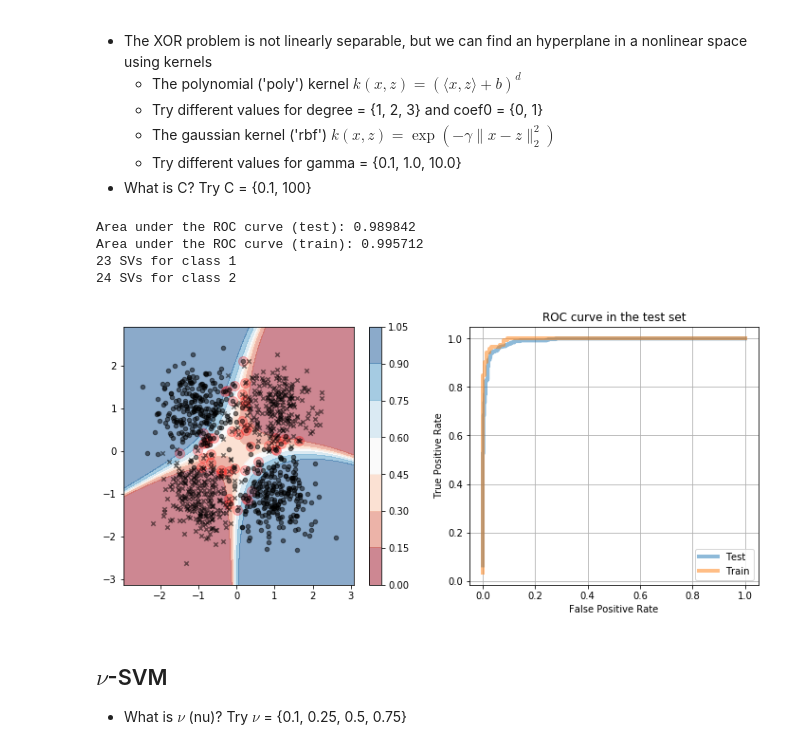
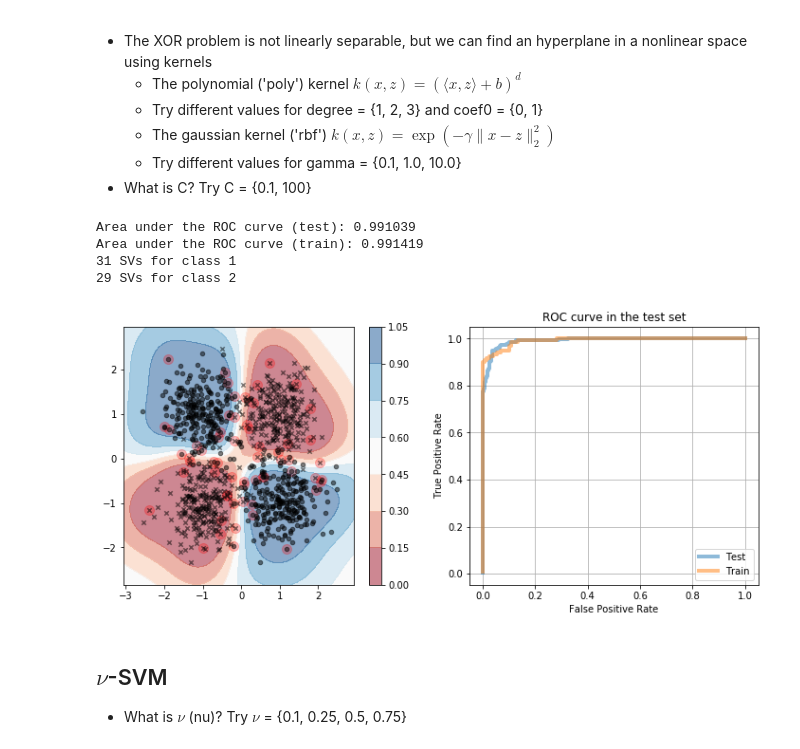
Before and after one commit to phuijse/courses_notebooks, a Jupyter notebook: notebooks/support_vector_machines.ipynb, the cells around one changed output. Saved outputs shown, nothing was run; the diff lists cells and outputs as text; code cells hidden in the pictures.

```diff
--- a/notebooks/support_vector_machines.ipynb
+++ b/notebooks/support_vector_machines.ipynb
@@ -48,43 +48,43 @@ xx, yy = np.meshgrid(np.arange(x_min, x_max, 0.05), np.arange(y_min, y_max, 0.05
     - Try different values for gamma = {0.1, 1.0, 10.0}
 - What is C? Try C = {0.1, 100}
 # %%
-classifier = SVC(C=0.1, kernel='poly', degree=3, coef0=1.0, gamma=1.0, probability=True)
+classifier = SVC(C=1.0, kernel='rbf', degree=3, coef0=1.0, gamma=1.0, probability=True)
 classifier.fit(X_train, Y_train)
 Y_pred = classifier.predict_proba(X_test)
 
 fig = plt.figure(figsize=(12, 5))
 
 ax = fig.add_subplot(1, 2, 1)
 Z = classifier.predict_proba(np.c_[xx.ravel(), yy.ravel()])[:, 1]
 cr = ax.contourf(xx, yy, Z.reshape(xx.shape), cmap=plt.cm.RdBu, alpha=0.5)
 plt.colorbar(cr)
 ax.scatter(X_train[classifier.support_, 0], X_train[classifier.support_, 1],
            c='r', linewidth=1, alpha=0.25, s=100)
 ax.scatter(X[Y==0, 0], X[Y==0, 1], c='k', marker='x',
            s=20, alpha=0.5, label='class 1')
 ax.scatter(X[Y==1, 0], X[Y==1, 1], c='k', marker='o',
            s=20, alpha=0.5, label='class 2')
 
 ax = fig.add_subplot(1, 2, 2)
 fpr, tpr, th = roc_curve(Y_test, Y_pred[:, 1])
 ax.plot(fpr, tpr, linewidth=4, alpha=0.5, label='Test')
 print("Area under the ROC curve (test): %f" %(auc(fpr, tpr)))
 fpr, tpr, th = roc_curve(Y_train, classifier.predict_proba(X_train)[:, 1])
 ax.plot(fpr, tpr, linewidth=4, alpha=0.5, label='Train')
 print("Area under the ROC curve (train): %f" %(auc(fpr, tpr)))
 plt.legend(loc=4)
 ax.set_xlabel('False Positive Rate')
 ax.set_ylabel('True Positive Rate')
 ax.set_title('ROC curve in the test set')
 plt.grid()
 print("%d SVs for class 1" % (classifier.n_support_[0]))
 print("%d SVs for class 2" % (classifier.n_support_[1]))
 # %% [output]
-Area under the ROC curve (test): 0.989842
-Area under the ROC curve (train): 0.995712
-23 SVs for class 1
-24 SVs for class 2
+Area under the ROC curve (test): 0.991039
+Area under the ROC curve (train): 0.991419
+31 SVs for class 1
+29 SVs for class 2
-[figure, old version]
+[figure, new version]
 # %% [markdown]
 ## $\nu$-SVM
 
```
Also changed, not shown: parts of 3 cells of this notebook.
